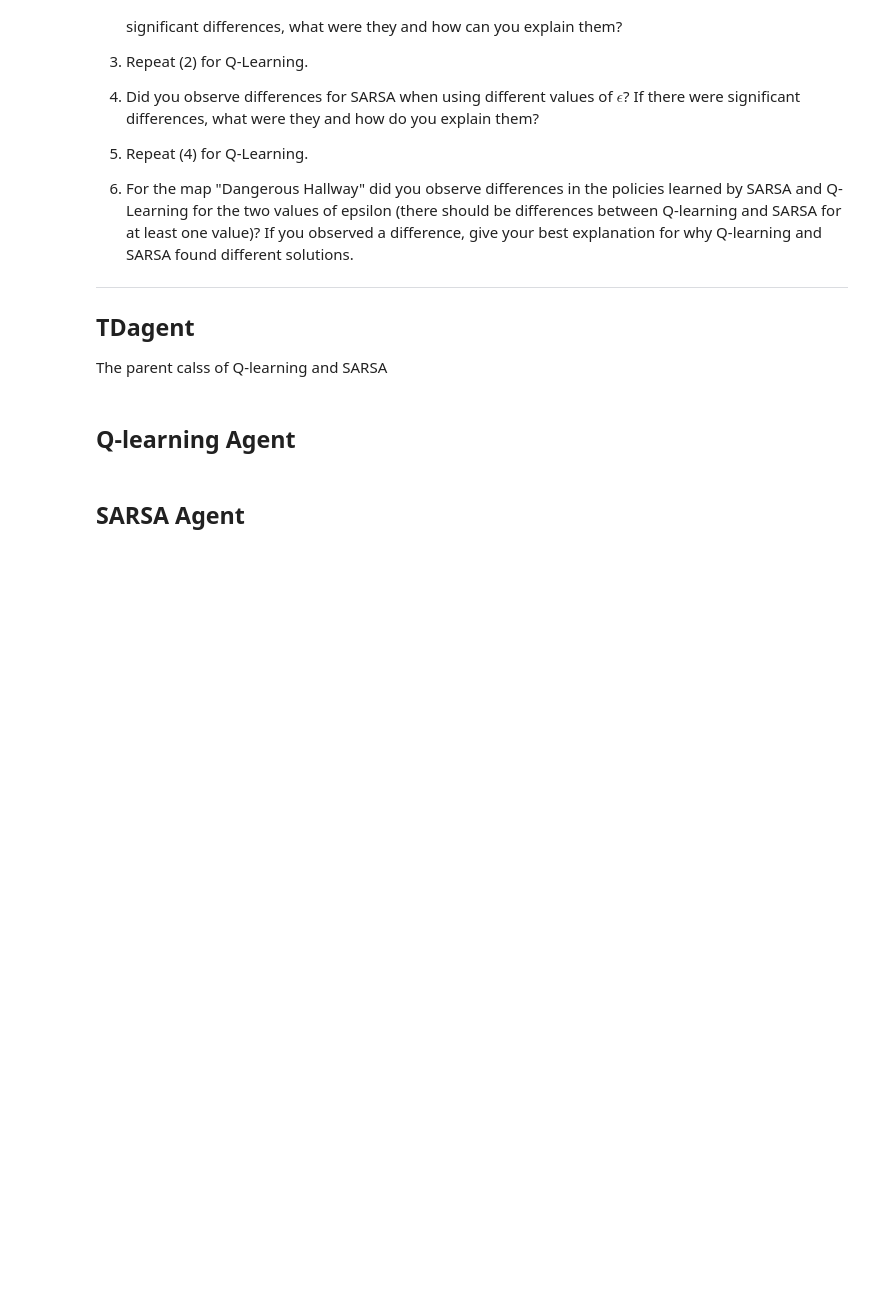
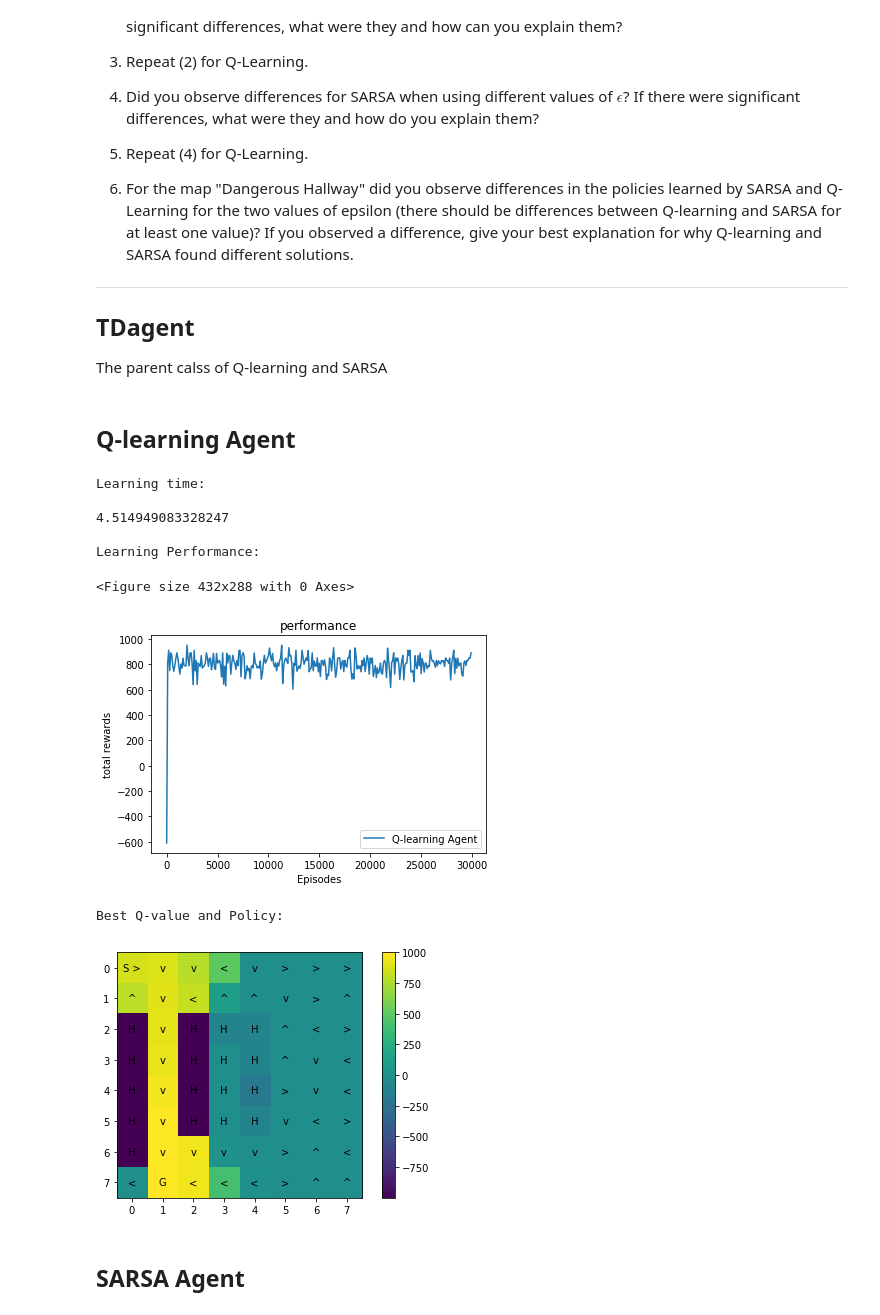
Before and after one commit to bhparijat/Parallel-Reinforcement-Learning, a Jupyter notebook: hw3_v4.ipynb, the cells around one changed output. Drawn from its saved outputs; the diff is of its cells as text; code cells hidden in the pictures; blank space fills up the shorter version.

Commit message:
fixed bugs in q-learning

```diff
--- a/hw3_v4.ipynb
+++ b/hw3_v4.ipynb
@@ -374,7 +374,7 @@ Run the following cell to initilize maps of different sizes.
 map_DH = (MAPS["Dangerous Hallway"], 8)
 map_16 = (MAPS["16x16"], 16)
 
-MAP = map_16
+MAP = map_DH
 map_size = MAP[1]
 run_time = {}
 # %% [markdown]
@@ -484,7 +484,7 @@ class agent():
         self.state_space = map_size * map_size + 1
         self.q_table = np.zeros((self.state_space, self.action_space))
         self.learning_rate = learning_rate
-        self.do_test = do_test
+        self.do_test = False
 
     def explore_or_exploit_policy(self, curr_state):
         #INSERT YOUR CODE HERE
@@ -508,10 +508,10 @@ class agent():
             #INSERT YOUR CODE HERE
             rewards = self.learn()
             policy = None
-            if do_test:
-                policy = []
+            if self.do_test:
+                policy = {}
                 for i in range(self.state_space):
-                    policy.append(self.greedy_policy(i))
+                    policy[i] = self.greedy_policy(i)
                 average_reward = self.evaluate(policy)
                 print(average_reward)
             total_rewards.append(rewards)
@@ -524,11 +524,11 @@ class agent():
             simulator.reset()
             done = False
             steps = 0
-            observation, reward, done, info = simulator.step(policy_func(0))
+            observation, reward, done, info = simulator.step(policy_func[0])
             total_reward += (self.beta ** steps) * reward
             steps += 1
             while not done and steps < 1000:
-                observation, reward, done, info = simulator.step(policy_func(observation))
+                observation, reward, done, info = simulator.step(policy_func[observation])
                 total_reward += (self.beta ** steps) * reward
                 steps += 1
 
@@ -557,7 +557,7 @@ class QLAgent(agent):
             done = False
             while not done:
                 s_dash, reward, done, _ = simulator.step(action)
-                a_dash = self.explore_or_exploit_policy(s_dash)
+                a_dash = self.greedy_policy(s_dash)
                 self.q_table[state][action] = self.q_table[state][action] + self.learning_rate*(reward + self.beta*self.q_table[s_dash][a_dash]-self.q_table[state][action])
                 state = s_dash
                 action = a_dash
@@ -566,23 +566,33 @@ class QLAgent(agent):
 # %%
 simulator.reset()
 
 #INSERT YOUR CODE FOR INIT PARAMS HERE
 
-learning_episodes = 100000
+learning_episodes = 30000
 learning_rate = 0.1
 epsilon = 0.3
-do_test=False
+do_test= True
 test_interval = 100
 ql_agent = QLAgent(epsilon, learning_rate, learning_episodes, map_size,
                    test_interval = test_interval, do_test = do_test)
 start_time = time.time()
 total_rewards, q_table = ql_agent.learn_and_evaluate()
 run_time['Q-learning agent'] = time.time() - start_time
 print("Learning time:\n")
 print(run_time['Q-learning agent'])
 if do_test:
     plot_result(total_rewards ,ql_agent.test_interval, [ql_agent.agent_name])
 plot_image(q_table, MAP[0])
+# %% [output]
+Learning time:
+
+4.514949083328247
+
+Learning Performance:
+<Figure size 432x288 with 0 Axes>
+[figure, added]
+Best Q-value and Policy:
+[figure, added]
 # %% [markdown]
 ## SARSA Agent
 # %%
```
Also changed, not shown: parts of 2 cells of this notebook.
